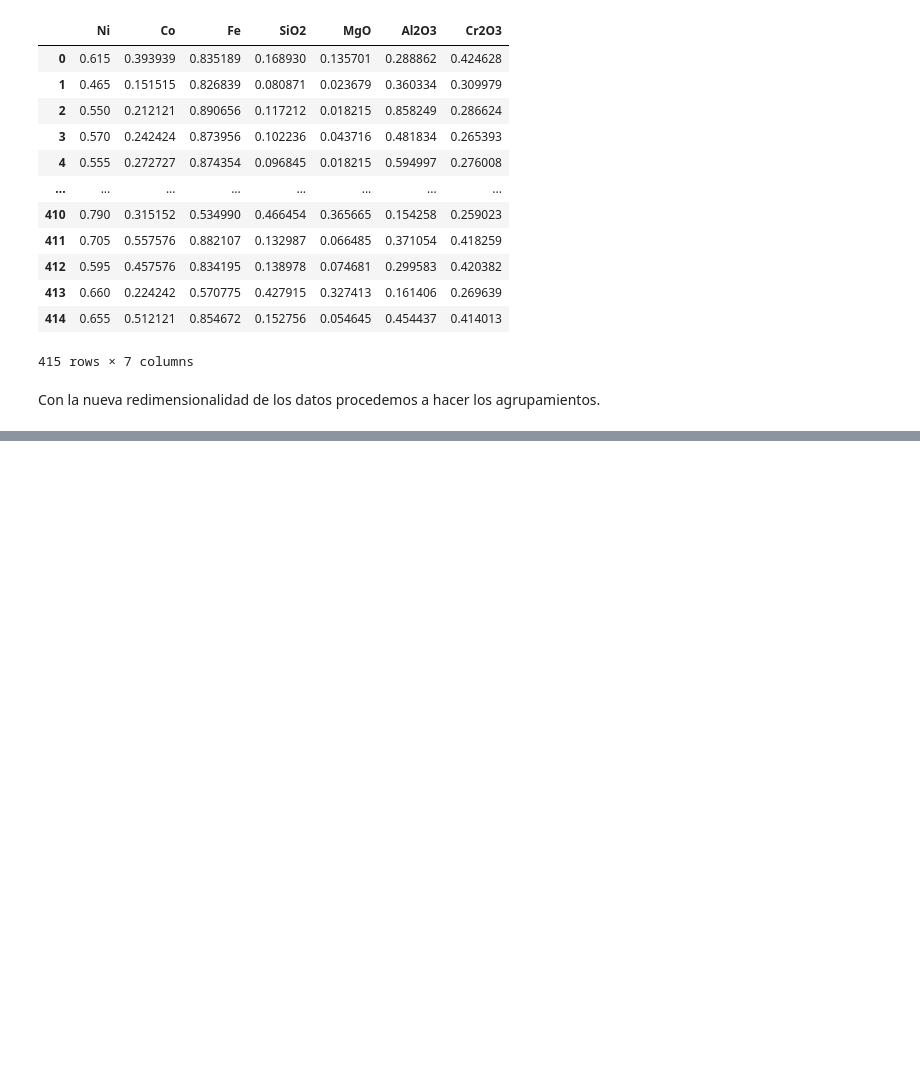
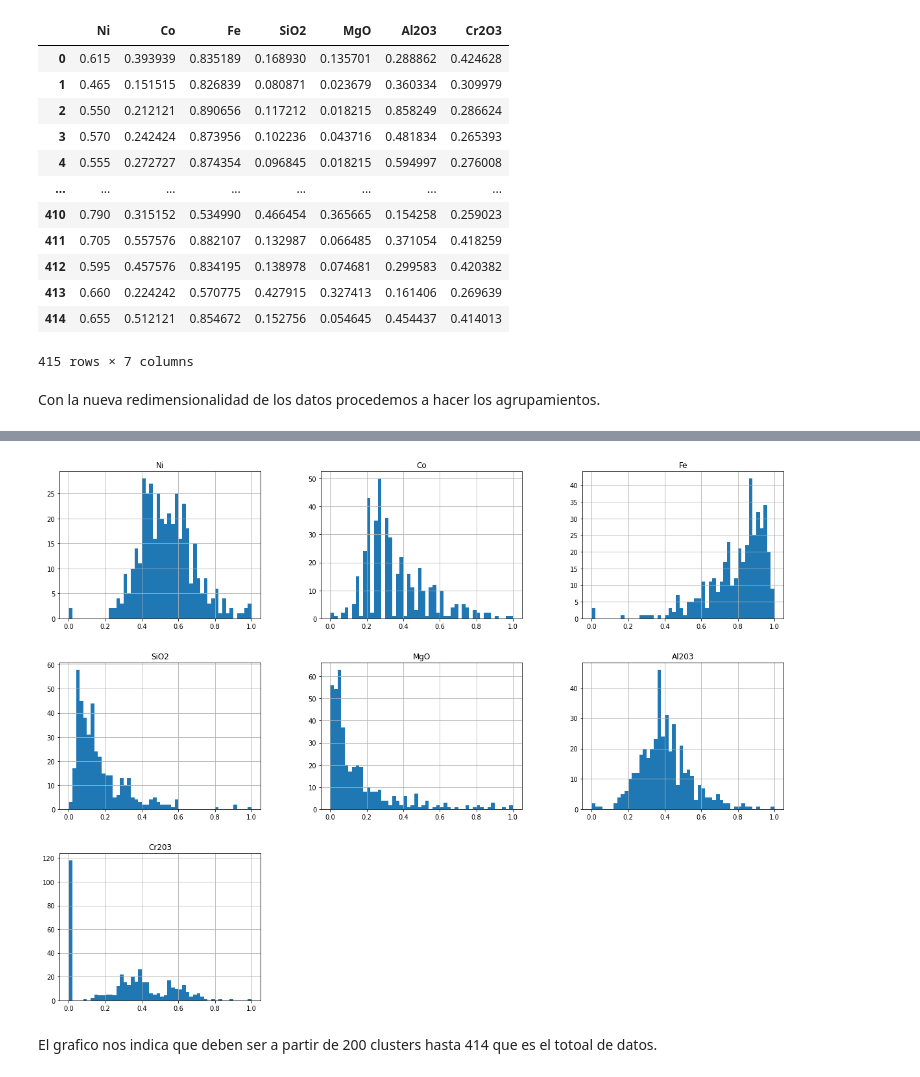
Before and after one commit to roxyconstantine-dev/Proyecto-Final-de-An-lisis-Datos, a Jupyter notebook: untitled1.ipynb, the cells around one changed output, grey strips where cells are left out. Cells and saved outputs as stored; diff of their text form; code cells hidden in the pictures; blank space fills up the shorter version.

```diff
--- a/untitled1.ipynb
+++ b/untitled1.ipynb
@@ -347,0 +367,4 @@ Con la nueva redimensionalidad de los datos procedemos a hacer los agrupamientos
+# %%
+#Cargando el dataset
+data = nuevos_datos3
+data.head()
@@ -347,0 +395,7 @@ Con la nueva redimensionalidad de los datos procedemos a hacer los agrupamientos
+# %%
+# Mostramos los nombres de variables originales
+data.columns
+
+# Renombrando las variables del DataFrame
+data.columns = ['Ni', 'Co', 'Fe', 'SiO2','MgO','Al203','Cr203']
+data.columns
@@ -347,0 +404,5 @@ Con la nueva redimensionalidad de los datos procedemos a hacer los agrupamientos
+# %%
+# Se crean listas según el tipo de variable
+string = []
+numeric = ['Ni', 'Co', 'Fe', 'SiO2','MgO','Al203','Cr203']
+data[numeric].describe()
@@ -347,0 +419,5 @@ Con la nueva redimensionalidad de los datos procedemos a hacer los agrupamientos
+# %%
+data[numeric].hist(bins = 50, figsize=(20,15))
+plt.show()
+# %% [output]
+[figure, added]
@@ -347,0 +432,2 @@ Con la nueva redimensionalidad de los datos procedemos a hacer los agrupamientos
+# %% [markdown]
+El grafico nos indica que deben ser a partir de 200 clusters hasta 414 que es el totoal de datos.
```
Also changed, not shown: parts of 13 cells of this notebook.
